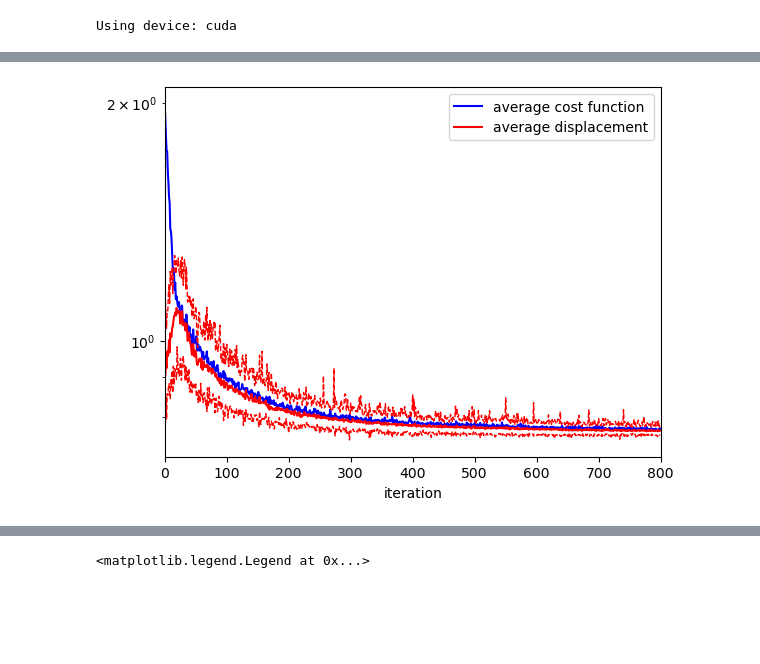
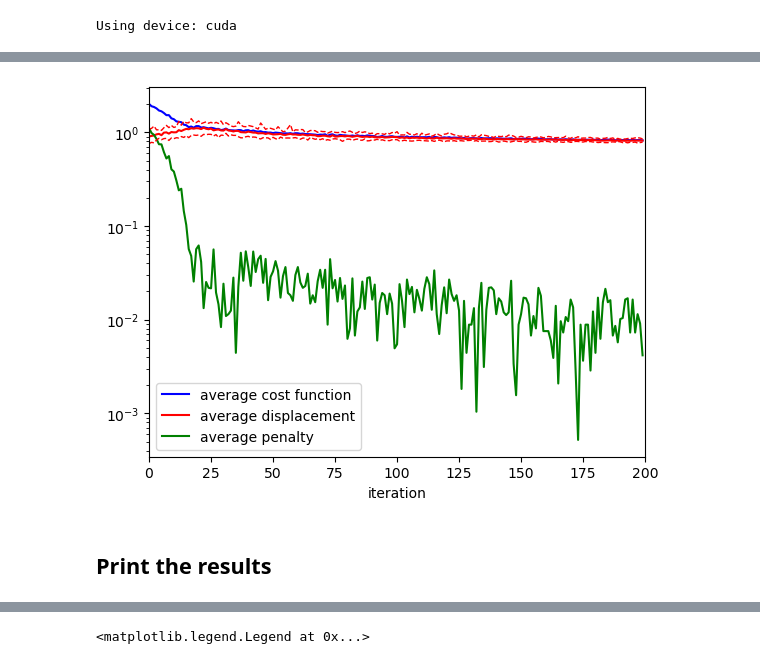
Before and after one commit to LiyaGaynutdinova/SPD-CNN-for-Modular-Structures, a Jupyter notebook: Optimization L-beam.ipynb, the cells around one changed output, grey strips where cells are left out. Saved outputs shown, nothing was run; the diff lists cells and outputs as text; code cells hidden in the pictures; blank space fills up the shorter version.

```diff
--- a/Optimization L-beam.ipynb
+++ b/Optimization L-beam.ipynb
@@ -19,15 +69,12 @@ Using device: cuda
 # %%
-def find_deform(K, f):
-    u = torch.linalg.solve(K, f)
-    u_f = (u * f).sum(dim=(-2, -1))
-    return u, u_f
-
+# Calculate global density
 def find_rho(layout, res=8):
     n = torch.where(layout[:,0]!=0, 1, 0).sum(dim=(-2, -1))
     M = (2*res*layout[:,0] + 2*(res-2*layout[:,0])*layout[:,1]) / (res*res)
     rho = M.sum(dim=(-2, -1)) / n
     return rho
 
+# Conversion between one-hot and numerical encoding
 def convert(input, layout):
     x, y = torch.meshgrid(torch.arange(1, 5), torch.arange(1, 5), indexing='ij')
     xy = torch.vstack([x.flatten(), y.flatten()]).to(device=dev)
@@ -54,9 +86,0 @@ def convert(input, layout):
-# %%
-data = dataset_GAN('academic')
-args = {'lr' : 0.1, 'epochs' : 100, 'dev' : dev, 'name' : 'NN_library/PINN/Block/Block_10x10_k3', 'train_mode' : 'stiffness', 'penalty' : 100.}
-dis = Block_net(res=10, kernels=[1, 3], train_mode=args['train_mode'])
-dis = load_network(dis, args['name'], args)
-dis = dis.to(dev)
-for p in dis.parameters():
-    p.requires_grad_ = False
-dis.eval()
@@ -81,10 +87 @@ Block_net(
-# %%
-batch = 32
-layout, support, force, zero_map, DBC, f = data.__getitem__(3)
-layout = layout.repeat(batch, 1, 1, 1).to(dev)
-f = f.to(dev).repeat(batch, 1, 1)
-zero_map = zero_map.repeat(batch, 1, 1)
-DBC = DBC.repeat(batch, 1, 1).to(dev)
-K = dis(2*layout, zero_map, DBC, f)
-_, u_max = find_deform(K+DBC, f)
 # %%
@@ -100,34 +99,40 @@ scheduler = optim.lr_scheduler.ReduceLROnPlateau(optimizer, 'min', patience=100,
 # %%
 args['penalty'] = 10.
 for i in range(200):
+    # Convert the log-probabilities to a layout with Gumbel-max
     y = convert(x_0, layout)
-    K = dis(y, zero_map, DBC, f)
+    # Estimate the global stiffness matrix
+    K = network(y, zero_map, DBC, f)
+    # Solve the Ku = f
     _, u = find_deform(K+DBC, f)
+    # Find the average cost function
     rho = find_rho(y)
     p = args['penalty'] * torch.relu(rho-0.75)
     u_norm = u/u_max.detach()
     l = (u_norm + p).mean()
+    # Optimizer step
     optimizer.zero_grad()
     l.backward()
     optimizer.step()
+    # Save individual values of the cost function
     loss.append(l.detach().cpu())
     us.append(u_norm.detach().cpu())
     penalty.append(p.detach().cpu())
     outputs.append(y.detach().cpu())
-    #print(i)
-    #scheduler.step(l)
 # %%
 plt.plot(np.array(loss), c='b')
 plt.plot(np.array(us).mean(axis=1), c='r')
+plt.plot(np.array(penalty).mean(axis=1), c='g')
 plt.plot(np.array(us).min(axis=1), '--r', linewidth=1)
 plt.plot(np.array(us).max(axis=1), '--r', linewidth=1)
-#plt.plot(np.array(penalty).mean(axis=1))
 plt.xlabel('iteration')
 plt.xlim([0, len(loss)])
-plt.legend(['average cost function', 'average displacement'])
+plt.legend(['average cost function', 'average displacement', 'average penalty'])
 plt.yscale('log')
 # %% [output]
-[figure, old version]
+[figure, new version]
+# %% [markdown]
+## Print the results
 # %%
 x_g, y_g = np.meshgrid(np.linspace(0, layout.shape[-2]*8, layout.shape[-2]+1), np.linspace(0, layout.shape[-1]*8, layout.shape[-1]+1))
 fig, axs = plt.subplots(batch//8, 8, figsize=(2*8, 2*batch//8))
```
Also changed, not shown: parts of 20 cells of this notebook, 8 other files.
